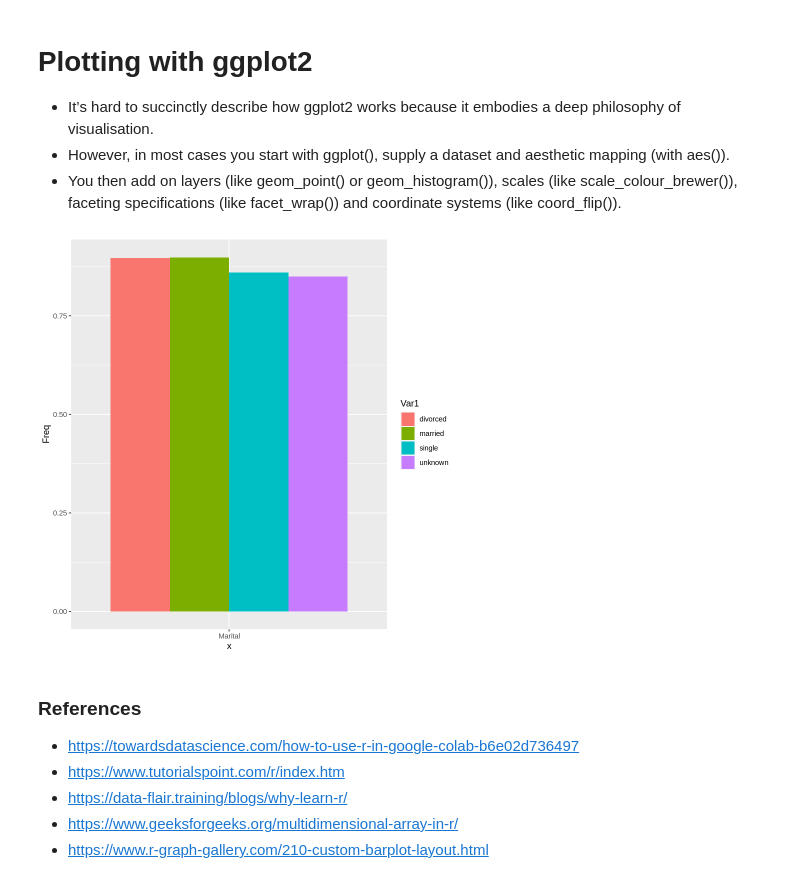
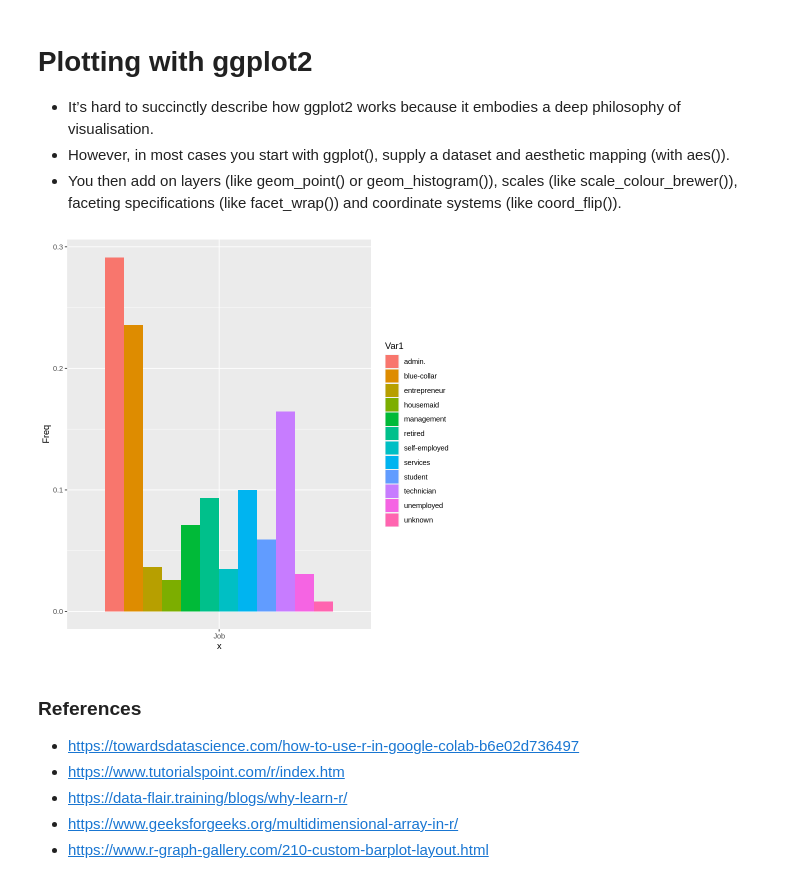
Before and after one commit to chandadunani/IDS, a Jupyter notebook: Chapter6.ipynb, the cells around one changed output. Drawn from its saved outputs; the diff is of its cells as text; code cells hidden in the pictures.

```diff
--- a/Chapter6.ipynb
+++ b/Chapter6.ipynb
@@ -1086,18 +1086,21 @@ Total Observations in Table:  41188
 # %%
 # Let's plot a few things
 
 library("ggplot2")
 
-P <- prop.table(table(bank_data$marital, bank_data$y), margin=1)
+# the contingency table for $job vs. $y variables
+P <- prop.table(table(bank_data$job, bank_data$y), margin=2)
 
-ggplot(as.data.frame(P), aes(x = 'Marital', y = Freq, fill = Var1)) +
 
-   # dodge: display the bars next to each other, try 'fill' as well for proportions
-   # count the rows for each x value
-   # identity: skip aggregation
-   geom_bar(stat="identity", position = "dodge")
+# Aesthetic are plots parameters that are given by the data.
+ggplot(as.data.frame(P), aes(x = 'Job', y = Freq, fill = Var1)) +
+
+# dodge: display the bars next to each other, try 'fill' as well for proportions
+# count the rows for each x value
+# identity: skip aggregation
+geom_bar(stat="identity", position = "dodge")
 # %% [output]
-[figure, old version]
+[figure, new version]
 # %% [markdown]
 ### **References**
 
```
